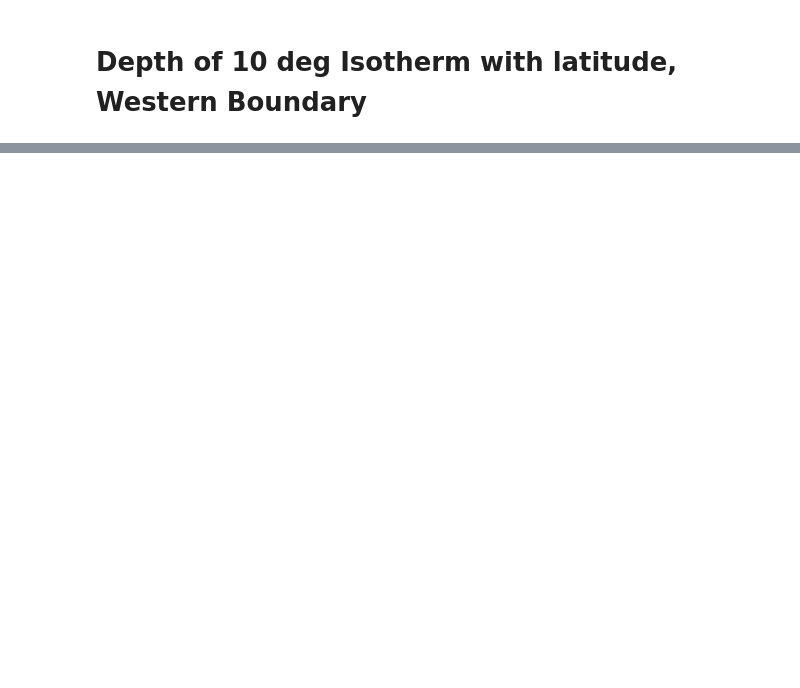
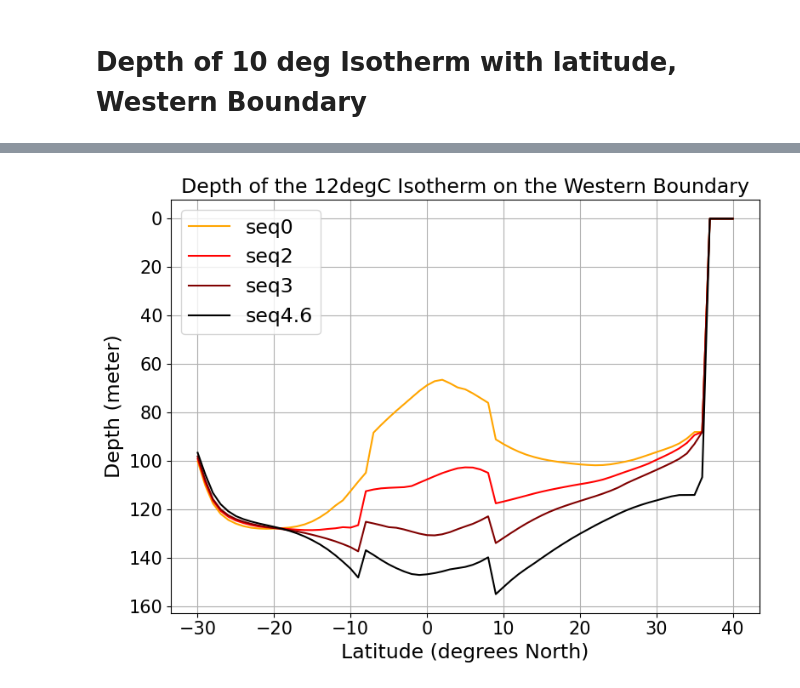
Before and after one commit to Sanjanaa-19/Equatorial_wind, a Jupyter notebook: Depth_of_temp.ipynb, the cells around one changed output, grey strips where cells are left out. Drawn from its saved outputs; the diff is of its cells as text; code cells hidden in the pictures; blank space fills up the shorter version.

```diff
--- a/Depth_of_temp.ipynb
+++ b/Depth_of_temp.ipynb
@@ -577,0 +276,33 @@ plt.show()
+# %%
+hro_values_seq0 = [seq0_12.isel(xh=1,yh=40).item()]
+hro_values_seq2 = [seq2n_12.isel(xh=1,yh=40).item()]
+hro_values_seq3 = [seq3_12.isel(xh=1,yh=40).item()]
+hro_values_scurl0 = [scurl0_12.isel(xh=1,yh=40).item()]
+
+for i in range (41,111):
+
+    hro_values_seq0.append(seq0_12.isel(xh=1,yh=i).item())
+    hro_values_seq2.append(seq2n_12.isel(xh=1,yh=i).item())
+    hro_values_seq3.append(seq3_12.isel(xh=1,yh=i).item())
+    hro_values_scurl0.append(scurl0_12.isel(xh=1,yh=i).item())
+
+plt.figure(figsize=(8,6))
+plt.plot(a, hro_values_seq0, linestyle='-', color='orange', label='seq0')
+plt.plot(a, hro_values_seq2, linestyle='-', color='r', label='seq2')
+plt.plot(a, hro_values_seq3, linestyle='-', color='maroon', label='seq3')
+plt.plot(a, hro_values_scurl0, linestyle='-', color='black', label='seq4.6')
+
+plt.gca().invert_yaxis()
+
+plt.grid(True)
+plt.xlabel('Latitude (degrees North)', fontsize=17)
+plt.ylabel('Depth (meter)', fontsize=17)
+plt.title("Depth of the 12degC Isotherm on the Western Boundary", fontsize=17)
+
+plt.legend(fontsize=17)
+plt.tick_params(axis='both', which='major', labelsize=15)
+plt.tight_layout()
+# plt.savefig('depthofiso_seq.png')
+plt.show()
+# %% [output]
+[figure, added]
```
Also changed, not shown: parts of 11 cells of this notebook, 17 other files.
